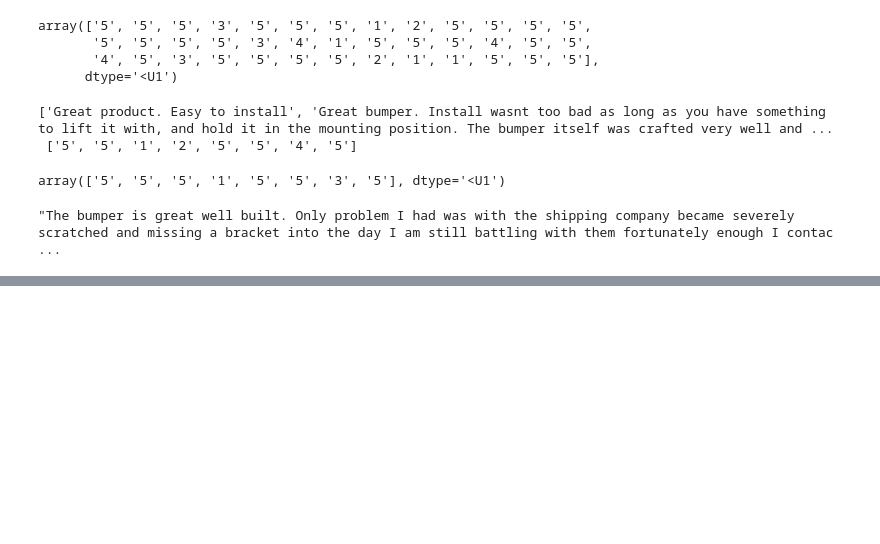
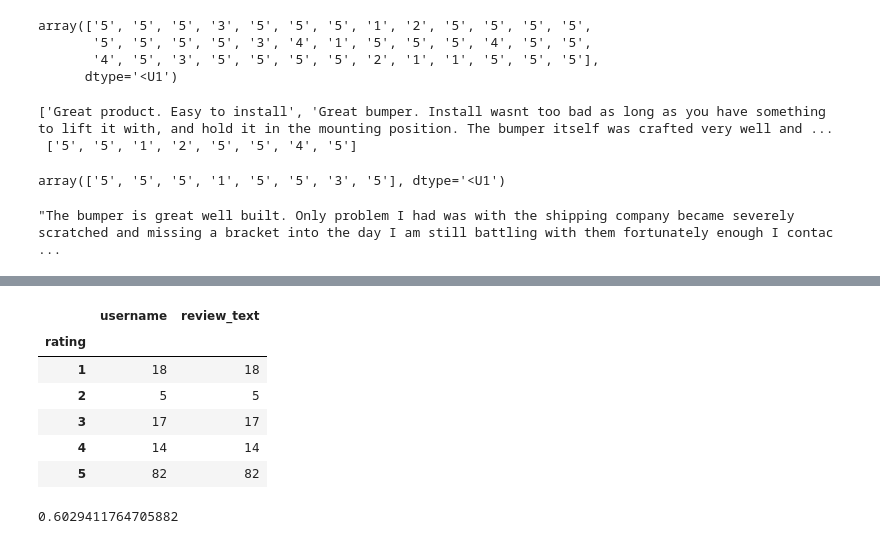
Before and after one commit to GetJoeMalone/NLP-and-ML-for-customer-reviews, a Jupyter notebook: FabFours NLP and ML Notebook.ipynb, the cells around one changed output, grey strips where cells are left out. Drawn from its saved outputs; the diff is of its cells as text; code cells hidden in the pictures; blank space fills up the shorter version.

```diff
--- a/FabFours NLP and ML Notebook.ipynb
+++ b/FabFours NLP and ML Notebook.ipynb
@@ -2633,0 +2654,14 @@ Report'''
+# %%
+df.groupby('rating').count()
+# %% [output]
+|  | username | review_text |
+| rating |  |  |
+| 1 | 18 | 18 |
+| 2 | 5 | 5 |
+| 3 | 17 | 17 |
+| 4 | 14 | 14 |
+| 5 | 82 | 82 |
+# %%
+82/len(df)
+# %% [output]
+0.6029411764705882
```
Also changed, not shown: parts of 7 cells of this notebook.
